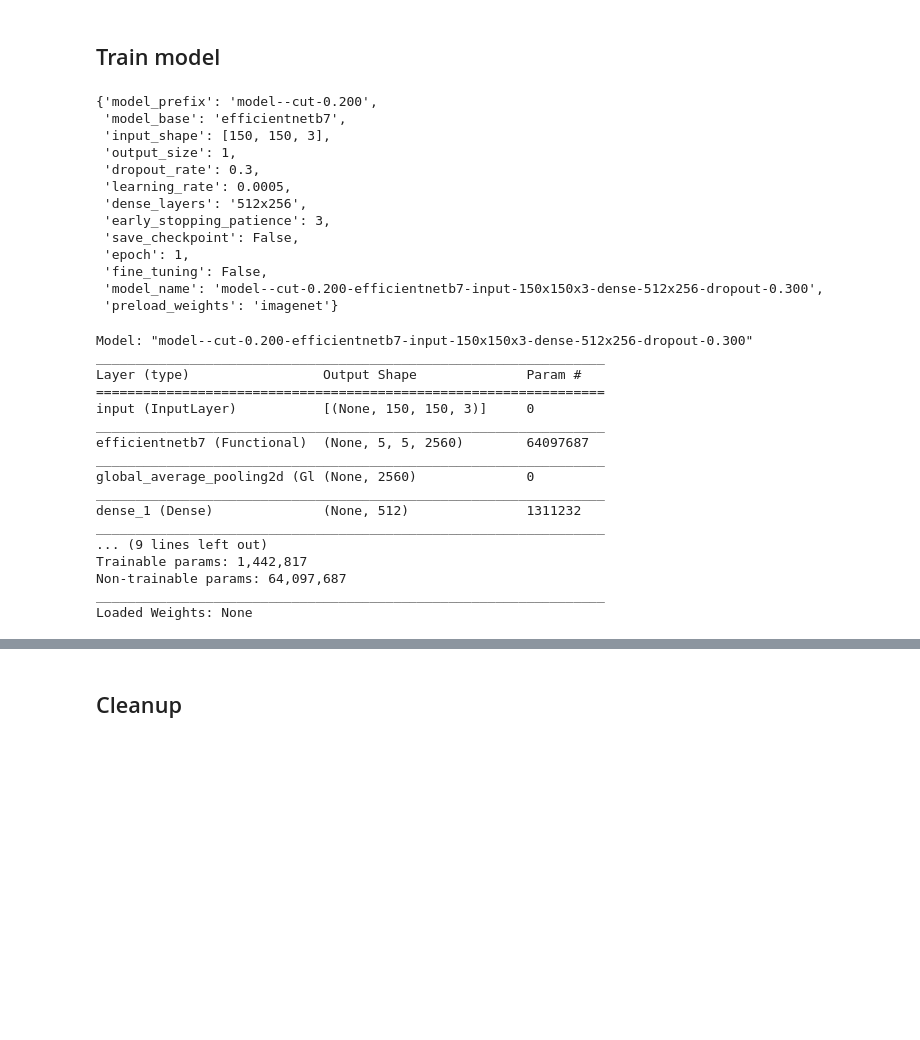
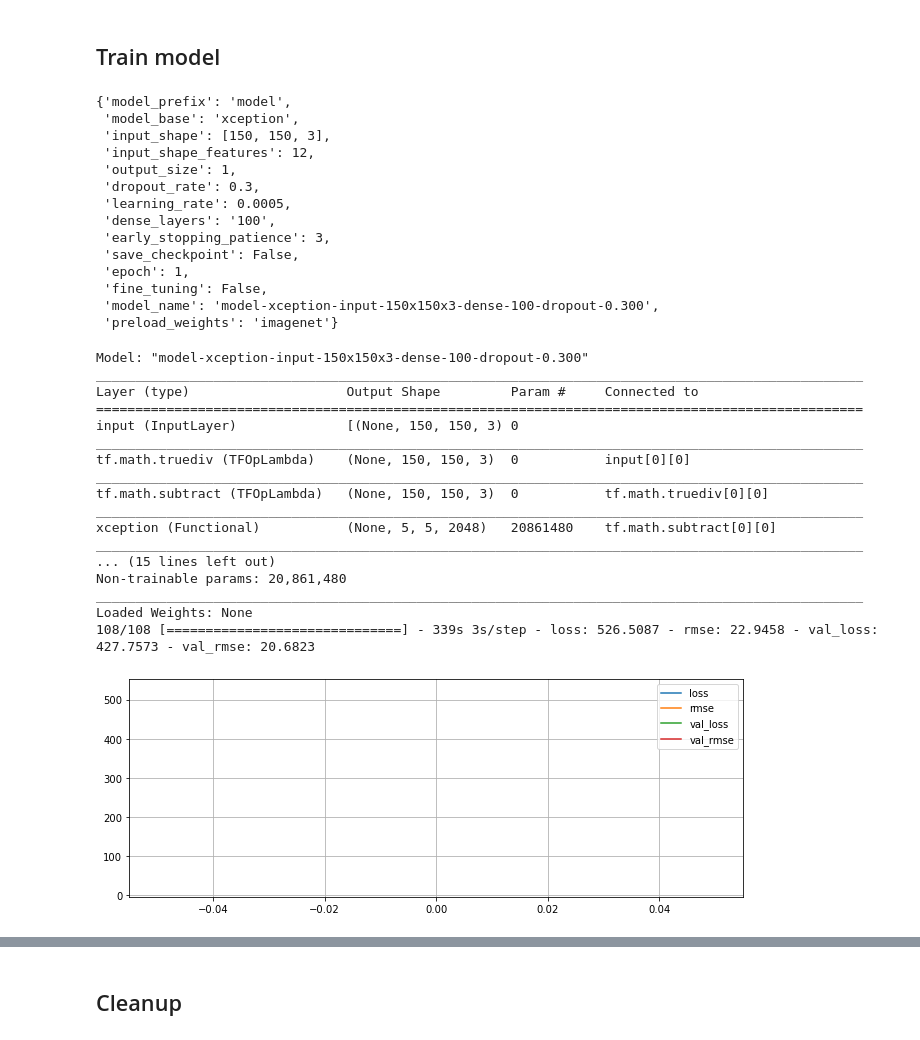
Before and after one commit to jpraynaud/petfinder-pawpularity, a Jupyter notebook: petfinder_pawpularity_train.ipynb, the cells around one changed output, grey strips where cells are left out. Drawn from its saved outputs; the diff is of its cells as text; code cells hidden in the pictures; blank space fills up the shorter version.

```diff
--- a/petfinder_pawpularity_train.ipynb
+++ b/petfinder_pawpularity_train.ipynb
@@ -30,7 +30,7 @@ if "settingsMap" not in globals(): settingsMap = {}
 # %%
 # train-local-cut
 settingsMap["train-local-cut"] = {
-    "debug": True,
+    "debug": False,
     "model_load_dir": os.path.join("models"),
     "model_save_dir": os.path.join("models"),
     "dataset_dir_src": os.path.join("..", "input", "petfinder-pawpularity-score"),
@@ -49,7 +49,7 @@ settingsMap["train-local-cut"] = {
     "train_load_model_flag": True,
     "infer_load_model_flag": False,
     "synchronize_models_flag": True,
-    "train_max_epochs": 1,
+    "train_max_epochs": 10,
     "train_early_stopping": 3,
     "cleanup_data_flag": False,
 }
@@ -161,7 +161,7 @@ settingsMap["train-remote-full-empty"] = {
 ### Selected settings
 # %%
 # Mode
-mode = "train-local-cut"
+mode = "train-local-full"
 # %%
 # Selected settings
 settings = settingsMap[mode]
@@ -210,6 +210,7 @@ if debug:
     training_data.hist(bins=500, figsize=(18,3))
 
 # Make training data
+map_image_score_fn = lambda image, features, score, file_id: (image, score)
 train_dataset, validate_dataset, test_dataset = mllib.make_training_validate_test_data(
     dataset=mllib.load_training_dataset(
         dataset_dir=dataset_dir,
@@ -222,7 +223,6 @@ train_dataset, validate_dataset, test_dataset = mllib.make_training_validate_tes
     split_ratios=settings["dataset_split_ratios"],
     shrink_ratio=settings["dataset_shrink_ratio"],
     prefetch=settings["dataset_prefetch"],
-    map_fn=lambda image, features, score, file_id: (image, score),
 )
 
 # Training data infos
@@ -234,9 +234,9 @@ print("Train / Validate / Test datasets items: %s / %s / %s" % (
 if debug:
     print("")
     print("Train dataset:")
-    mllib.plot_images_scores_from_dataset(train_dataset().take(1))
+    mllib.plot_images_scores_from_dataset(train_dataset().take(1).map(map_image_score_fn))
     print("Validate dataset:")
-    mllib.plot_images_scores_from_dataset(validate_dataset().take(1))
+    mllib.plot_images_scores_from_dataset(validate_dataset().take(1).map(map_image_score_fn))
     print("Test dataset:")
-    mllib.plot_images_scores_from_dataset(test_dataset().take(1))
+    mllib.plot_images_scores_from_dataset(test_dataset().take(1).map(map_image_score_fn))
 # %% [output]
@@ -295,12 +269,13 @@ def get_model_parameters(settings):
     dataset_image_size = settings["dataset_image_size"]
     model_parameters = {
         "model_prefix": "model" + mllib.cut_suffix(settings["dataset_cut_ratio"]),
-        "model_base": "efficientnetb7",
+        "model_base": "xception",
         "input_shape": [dataset_image_size[0], dataset_image_size[1], 3],
+        "input_shape_features": len(mllib.feature_fields),
         "output_size": 1,
         "dropout_rate": 0.3,
         "learning_rate": 5e-4,
-        "dense_layers": "512x256",
+        "dense_layers": "100",
         "early_stopping_patience": settings["train_early_stopping"],
         "save_checkpoint": settings["train_save_checkpoint_flag"],
         "epoch": settings["train_max_epochs"],
@@ -316,64 +291,68 @@ def get_model_parameters(settings):
 model_parameters = get_model_parameters(settings)
 display(model_parameters)
 # %% [output]
-{'model_prefix': 'model--cut-0.200',
- 'model_base': 'efficientnetb7',
+{'model_prefix': 'model',
+ 'model_base': 'xception',
  'input_shape': [150, 150, 3],
+ 'input_shape_features': 12,
  'output_size': 1,
  'dropout_rate': 0.3,
  'learning_rate': 0.0005,
- 'dense_layers': '512x256',
+ 'dense_layers': '100',
  'early_stopping_patience': 3,
  'save_checkpoint': False,
  'epoch': 1,
  'fine_tuning': False,
- 'model_name': 'model--cut-0.200-efficientnetb7-input-150x150x3-dense-512x256-dropout-0.300',
+ 'model_name': 'model-xception-input-150x150x3-dense-100-dropout-0.300',
  'preload_weights': 'imagenet'}
 # %%
 %%time
 # Train and evaluate model
 with tf_strategy.scope():
     model = mllib.setup_model(model_parameters)
+    if debug:
+        mllib.show_model(model, settings["model_save_dir"])
     model_file = mllib.load_model(model, settings["model_load_dir"])
     print("Loaded Weights: %s" % model_file)
     history = mllib.train_model(
         model=model,
         train_dataset=train_dataset(),
         validate_dataset=validate_dataset(),
         parameters=model_parameters
     )
     mllib.describe_training(history)
     if not settings["train_save_checkpoint_flag"]:
         model_file = mllib.save_model(model, settings["model_save_dir"])
         print("Saved Weights:", model_file)
     print("Evaluate:")
     evaluation = mllib.evaluate_model(model, test_dataset())
     recorded_training_data = mllib.record_training_evaluate(
         model_name=model.name,
         model_file=model_file,
         model_parameters="%s" % model_parameters,
         history=history,
         evaluation=evaluation,
         model_load_dir=settings["model_load_dir"],
         model_save_dir=settings["model_save_dir"],
         records_file="_train_logs.csv",
     )
     display(recorded_training_data)
 # %% [output]
-Model: "model--cut-0.200-efficientnetb7-input-150x150x3-dense-512x256-dropout-0.300"
-_________________________________________________________________
-Layer (type)                 Output Shape              Param #
-=================================================================
-input (InputLayer)           [(None, 150, 150, 3)]     0
-_________________________________________________________________
-efficientnetb7 (Functional)  (None, 5, 5, 2560)        64097687
-_________________________________________________________________
-global_average_pooling2d (Gl (None, 2560)              0
-_________________________________________________________________
-dense_1 (Dense)              (None, 512)               1311232
-_________________________________________________________________
-... (9 lines left out)
-Trainable params: 1,442,817
-Non-trainable params: 64,097,687
-_________________________________________________________________
+Model: "model-xception-input-150x150x3-dense-100-dropout-0.300"
+__________________________________________________________________________________________________
+Layer (type)                    Output Shape         Param #     Connected to
+==================================================================================================
+input (InputLayer)              [(None, 150, 150, 3) 0
+__________________________________________________________________________________________________
+tf.math.truediv (TFOpLambda)    (None, 150, 150, 3)  0           input[0][0]
+__________________________________________________________________________________________________
+tf.math.subtract (TFOpLambda)   (None, 150, 150, 3)  0           tf.math.truediv[0][0]
+__________________________________________________________________________________________________
+xception (Functional)           (None, 5, 5, 2048)   20861480    tf.math.subtract[0][0]
+__________________________________________________________________________________________________
+... (15 lines left out)
+Non-trainable params: 20,861,480
+__________________________________________________________________________________________________
 Loaded Weights: None
+108/108 [==============================] - 339s 3s/step - loss: 526.5087 - rmse: 22.9458 - val_loss: 427.7573 - val_rmse: 20.6823
+[figure, added]
```
Also changed, not shown: parts of 5 cells of this notebook, 4 other files.
